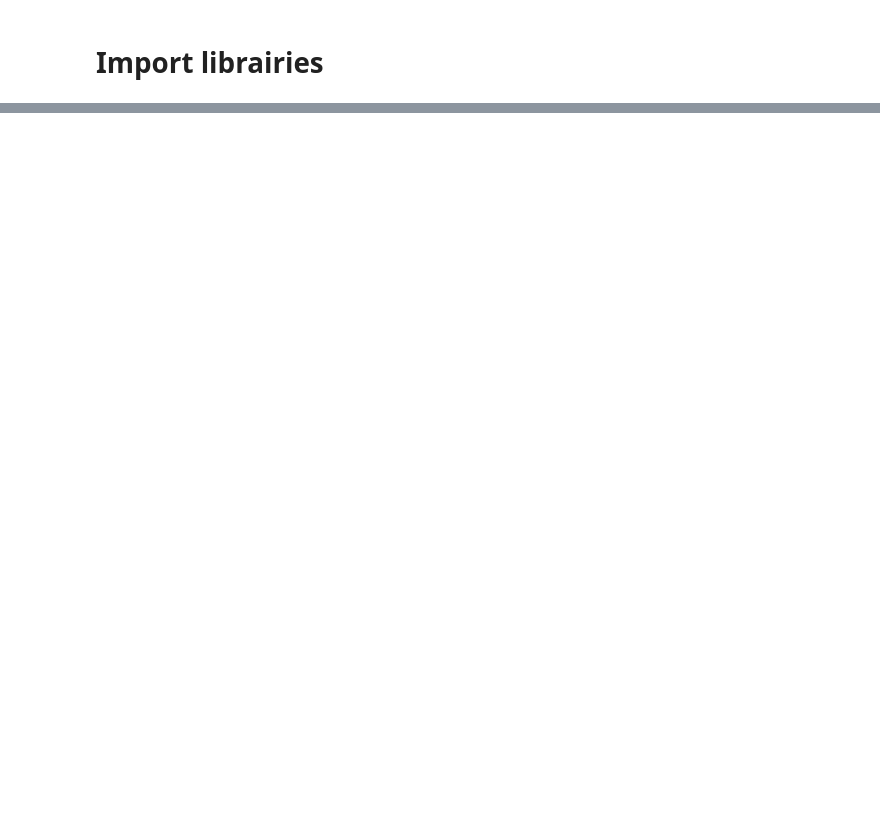
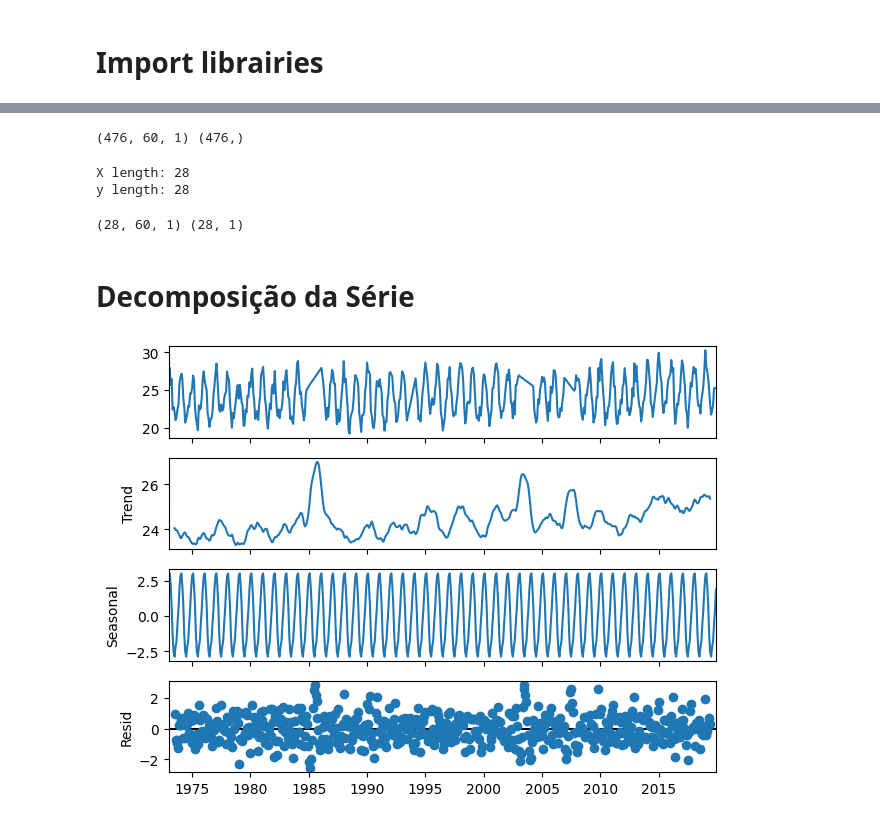
Before and after one commit to camazlucas/PEE-CPE727-Aprendizado-Profundo, a Jupyter notebook: 2024-03/Seminarios/11 - Aplicacoes em Series Temporais/Aplicacao em Series Temporais.ipynb, the cells around one changed output, grey strips where cells are left out. Cells and saved outputs as stored; diff of their text form; code cells hidden in the pictures; blank space fills up the shorter version.

Commit message:
Na primeira implementacao foi adicionado apenas os pacotes, nesta foram adcionados o pre-processamento e o codigo do mlp e cnn, porem estes dois modelos ainda nao foram avaliados

```diff
--- a/2024-03/Seminarios/11 - Aplicacoes em Series Temporais/Aplicacao em Series Temporais.ipynb
+++ b/2024-03/Seminarios/11 - Aplicacoes em Series Temporais/Aplicacao em Series Temporais.ipynb
@@ -56,0 +296,36 @@ seed(1)
+# %%
+print(X_train.shape, y_train.shape)
+# %% [output]
+(476, 60, 1) (476,)
+# %%
+test_data = scaled_data[train_data_len - 60 :, : ]
+X_test = []
+y_test = temp_values[train_data_len: , : ]
+
+for i in range(60, len(test_data)):
+    X_test.append(test_data[i -60: i, 0])
+
+print(f'X length: {len(X_test)}')
+print(f'y length: {len(y_test)}')
+
+X_test = np.array(X_test)
+
+# Reshaping the data
+X_test = np.reshape(X_test, (X_test.shape[0], X_test.shape[1], 1))
+# %% [output]
+X length: 28
+y length: 28
+# %%
+print(X_test.shape, y_test.shape)
+# %% [output]
+(28, 60, 1) (28, 1)
+# %% [markdown]
+# Decomposição da Série
+# %%
+# Additive model
+res = sm.tsa.seasonal_decompose(df_rio_intp,period=12,model="additive")
+#plt.figure(figsize=(16,12))
+fig = res.plot()
+#fig.show()
+# %% [output]
+[figure, added]
```
Also changed, not shown: parts of 41 cells of this notebook.
